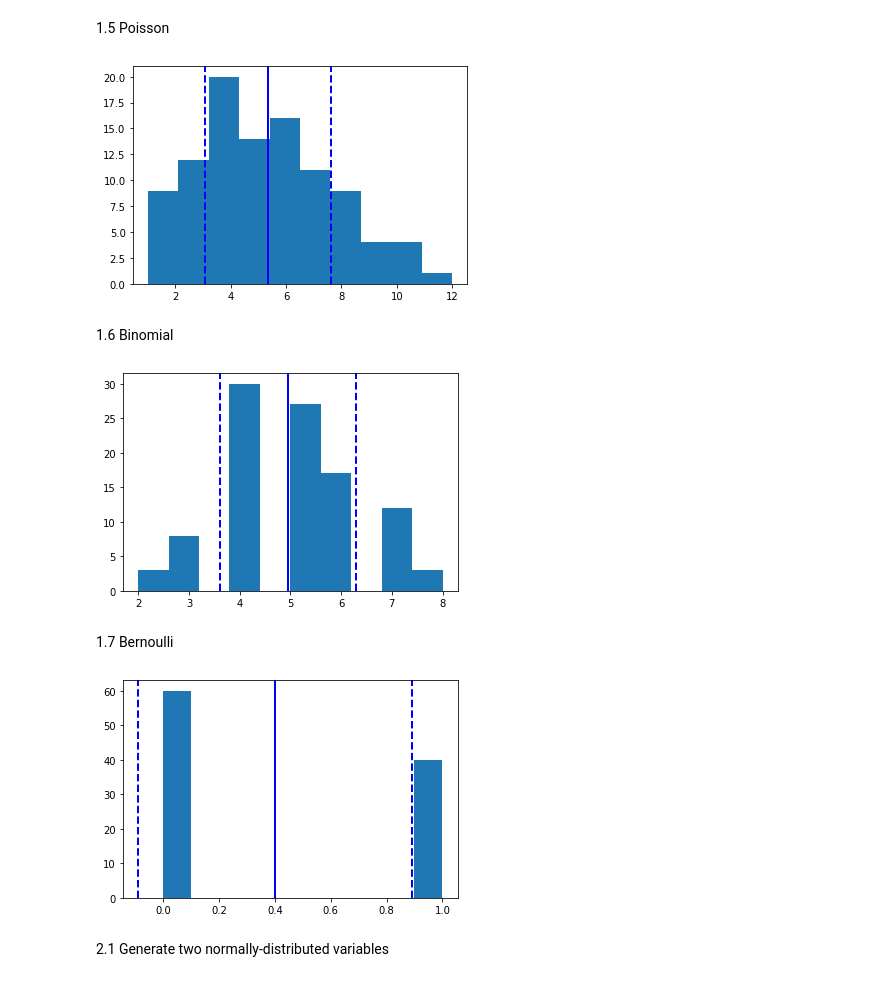
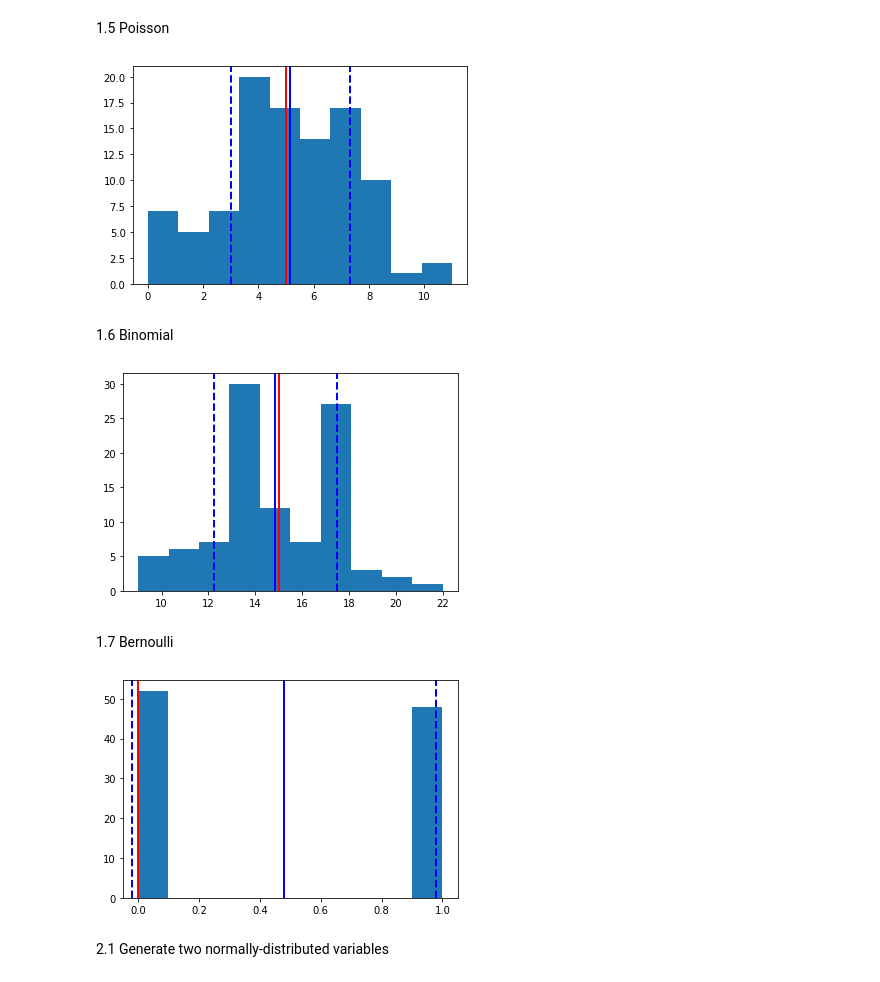
Before and after one commit to matthewmjm/data-science-exercises, a Jupyter notebook: 7-basic-stats-and-probability-with-python/7.8_Data-distributions-normal-and-otherwise.ipynb, the cells around one changed output. Drawn from its saved outputs; the diff is of its cells as text; code cells hidden in the pictures.

```diff
--- a/7-basic-stats-and-probability-with-python/7.8_Data-distributions-normal-and-otherwise.ipynb
+++ b/7-basic-stats-and-probability-with-python/7.8_Data-distributions-normal-and-otherwise.ipynb
@@ -301,31 +318,37 @@ plt.show()
 # %%
 # Generate a random variable with 100 datapoints
 distributionvar = np.random.poisson(5, 100)
 
 # Plot the historgram
 plt.hist(distributionvar)
+
+# Add a vertical line at the median
+plt.axvline(np.median(distributionvar), color='r', linestyle='solid', linewidth=2)
 
 # Add a vertical line at the mean
 plt.axvline(distributionvar.mean(), color='b', linestyle='solid', linewidth=2)
 
 # Add a vertical line at one standard deviation above the mean
 plt.axvline(distributionvar.mean() + distributionvar.std(), color='b', linestyle='dashed', linewidth=2)
 
 # Add a vertical line at one standard deviation below the mean
 plt.axvline(distributionvar.mean() - distributionvar.std(), color='b', linestyle='dashed', linewidth=2)
 
 # Print the histogram
 plt.show()
 # %% [output]
-[figure, old version]
+[figure, new version]
 # %% [markdown]
 1.6 Binomial
 # %%
 # Generate a random variable with 100 datapoints
-distributionvar = np.random.binomial(10, .5, 100)
+distributionvar = np.random.binomial(30, .5, 100)
 
 # Plot the historgram
 plt.hist(distributionvar)
+
+# Add a vertical line at the median
+plt.axvline(np.median(distributionvar), color='r', linestyle='solid', linewidth=2)
 
 # Add a vertical line at the mean
 plt.axvline(distributionvar.mean(), color='b', linestyle='solid', linewidth=2)
@@ -339,7 +362,7 @@ plt.axvline(distributionvar.mean() - distributionvar.std(), color='b', linestyle
 # Print the histogram
 plt.show()
 # %% [output]
-[figure, old version]
+[figure, new version]
 # %% [markdown]
 1.7 Bernoulli
 # %%
@@ -348,6 +371,9 @@ distributionvar = np.random.binomial(1, .5, 100)
 
 # Plot the historgram
 plt.hist(distributionvar)
+
+# Add a vertical line at the median
+plt.axvline(np.median(distributionvar), color='r', linestyle='solid', linewidth=2)
 
 # Add a vertical line at the mean
 plt.axvline(distributionvar.mean(), color='b', linestyle='solid', linewidth=2)
@@ -361,7 +387,7 @@ plt.axvline(distributionvar.mean() - distributionvar.std(), color='b', linestyle
 # Print the histogram
 plt.show()
 # %% [output]
-[figure, old version]
+[figure, new version]
 # %% [markdown]
 2.1 Generate two normally-distributed variables
 # %%
```
Also changed, not shown: parts of 5 cells of this notebook, 1 other file.
